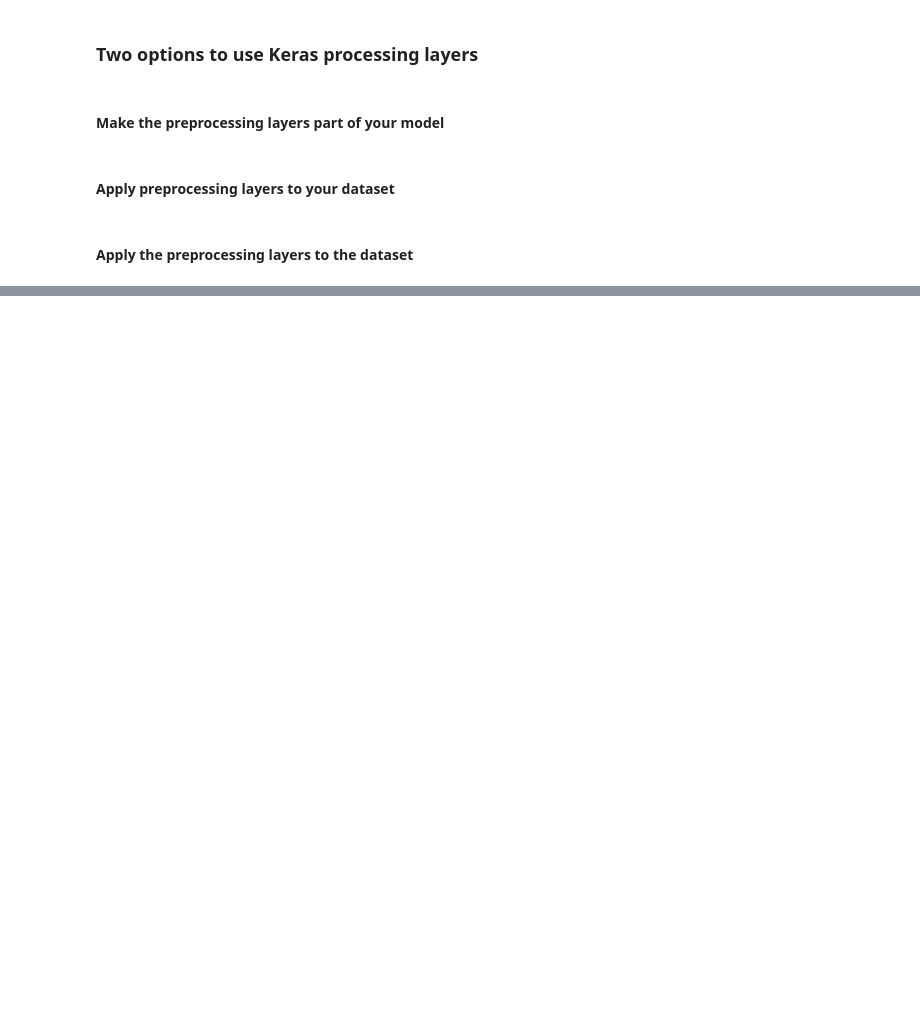
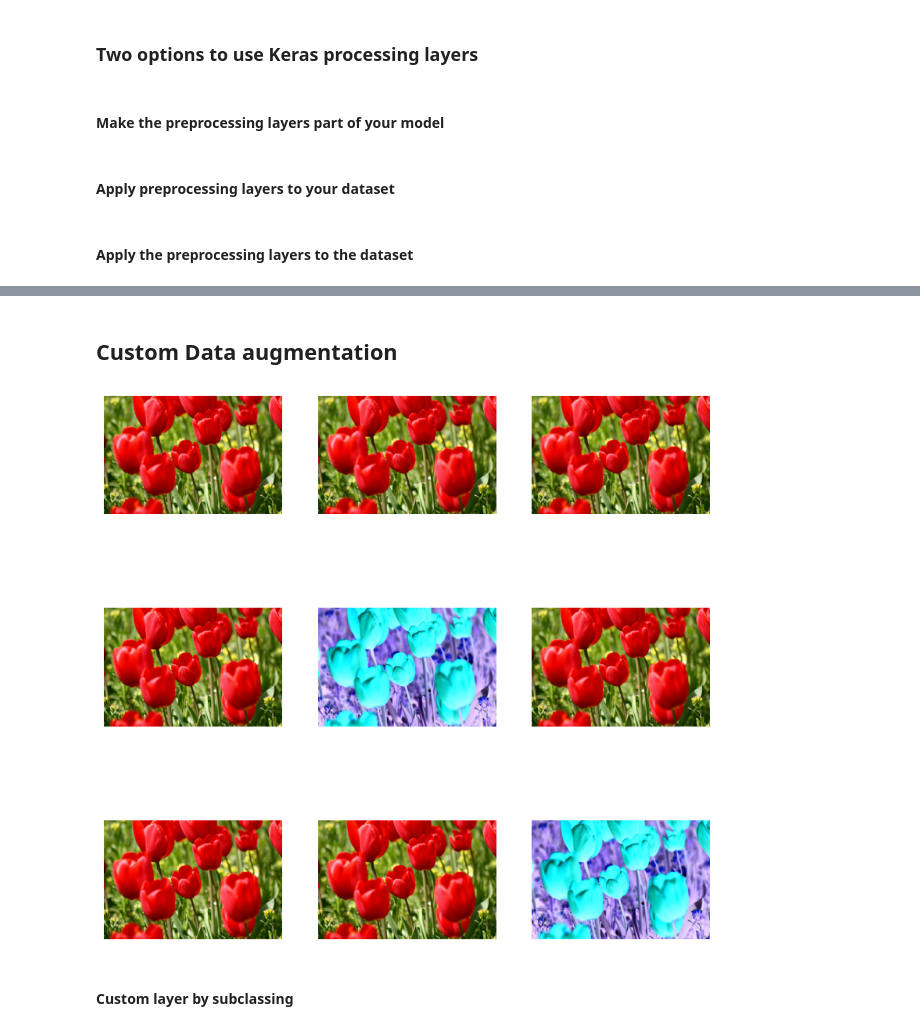
Before and after one commit to LuisHBeck/tensorflow-data-augmentation, a Jupyter notebook: data-augmentation.ipynb, the cells around one changed output, grey strips where cells are left out. Saved outputs shown, nothing was run; the diff lists cells and outputs as text; code cells hidden in the pictures; blank space fills up the shorter version.

Commit message:
feat: data augmentation tensorflow tutorial

```diff
--- a/data-augmentation.ipynb
+++ b/data-augmentation.ipynb
@@ -138,0 +185,38 @@ test_ds = prepare(test_ds)
+# %% [markdown]
+## Custom Data augmentation
+# %%
+# place this pice of code here so i can understand the variables
+
+(train_ds, val_ds, test_ds), metadata = tfds.load(
+    'tf_flowers',
+    split=['train[:80%]', 'train[80%:90%]', 'train[90%:]'],
+    with_info=True,
+    as_supervised=True
+)
+
+num_classes = metadata.features['label'].num_classes
+image, label = next(iter(train_ds))
+image = tf.cast(tf.expand_dims(image, 0), tf.float32)
+# %%
+def random_invert_img(x, p=0.5):
+    if tf.random.uniform([]) < p:
+        x = (255-x)
+    else:
+        x
+    return x
+# %%
+def random_invert(factor=0.5):
+    return layers.Lambda(lambda x: random_invert_img(x, factor))
+
+random_invert = random_invert()
+# %%
+plt.figure(figsize=(10,10))
+for i in range(9):
+    augmented_image = random_invert(image) # magic happens here
+    ax = plt.subplot(3, 3, i + 1)
+    plt.imshow(augmented_image[0].numpy().astype("uint8"))
+    plt.axis("off")
+# %% [output]
+[figure, added]
+# %% [markdown]
+#### Custom layer by subclassing
```
Also changed, not shown: parts of 10 cells of this notebook.
